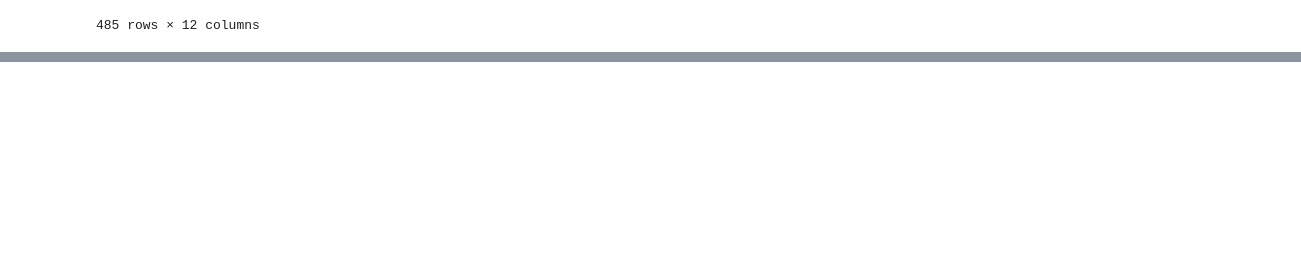
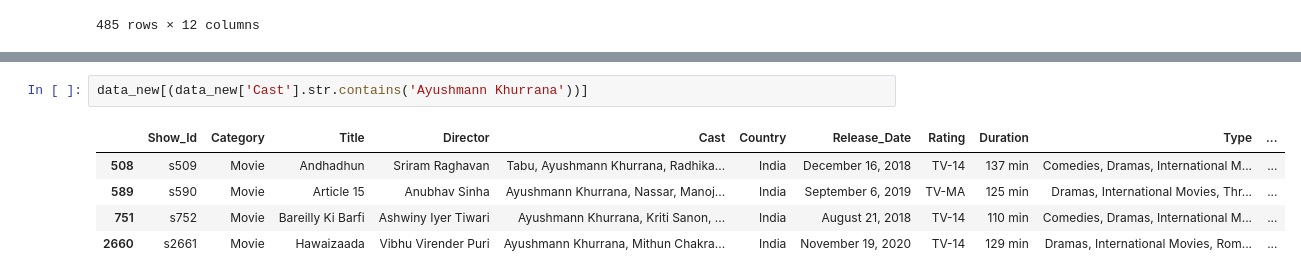
Before and after one commit to Mmddzz3/Netflix-Data-Analytics-Project, a Jupyter notebook: Netflix Analytics Project.ipynb, the cells around one changed output, grey strips where cells are left out. Saved outputs shown, nothing was run; the diff lists cells and outputs as text; blank space fills up the shorter version.

```diff
--- a/Netflix Analytics Project.ipynb
+++ b/Netflix Analytics Project.ipynb
@@ -433,0 +452,8 @@ ValueError: cannot mask with array containing NA / NaN values
+# %%
+data_new[(data_new['Cast'].str.contains('Ayushmann Khurrana'))]
+# %% [output]
+|  | Show_Id | Category | Title | Director | Cast | Country | Release_Date | Rating | Duration | Type | ... |
+| 508 | s509 | Movie | Andhadhun | Sriram Raghavan | Tabu, Ayushmann Khurrana, Radhika... | India | December 16, 2018 | TV-14 | 137 min | Comedies, Dramas, International M... | ... |
+| 589 | s590 | Movie | Article 15 | Anubhav Sinha | Ayushmann Khurrana, Nassar, Manoj... | India | September 6, 2019 | TV-MA | 125 min | Dramas, International Movies, Thr... | ... |
+| 751 | s752 | Movie | Bareilly Ki Barfi | Ashwiny Iyer Tiwari | Ayushmann Khurrana, Kriti Sanon, ... | India | August 21, 2018 | TV-14 | 110 min | Comedies, Dramas, International M... | ... |
+| 2660 | s2661 | Movie | Hawaizaada | Vibhu Virender Puri | Ayushmann Khurrana, Mithun Chakra... | India | November 19, 2020 | TV-14 | 129 min | Dramas, International Movies, Rom... | ... |
```
Also changed, not shown: parts of 4 cells of this notebook.
